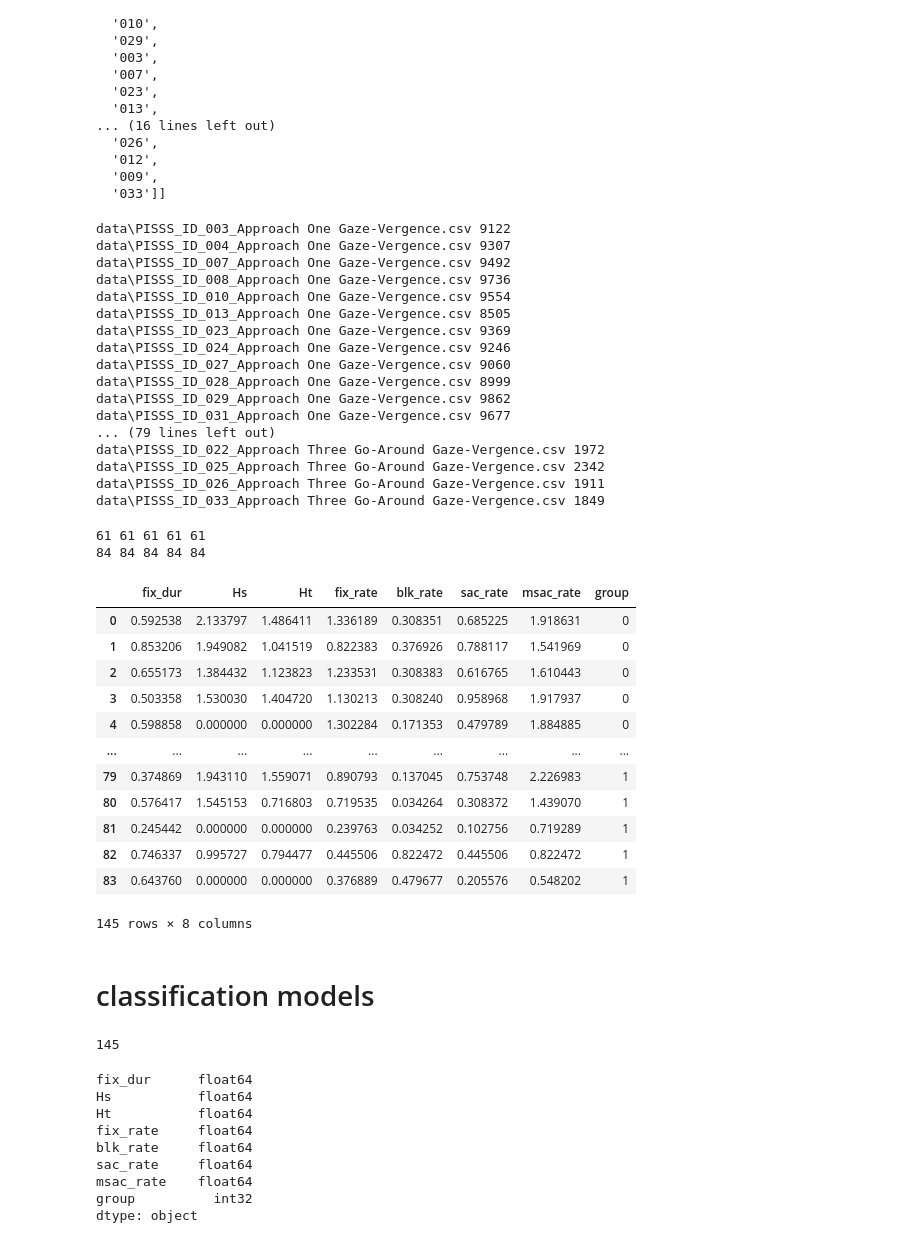
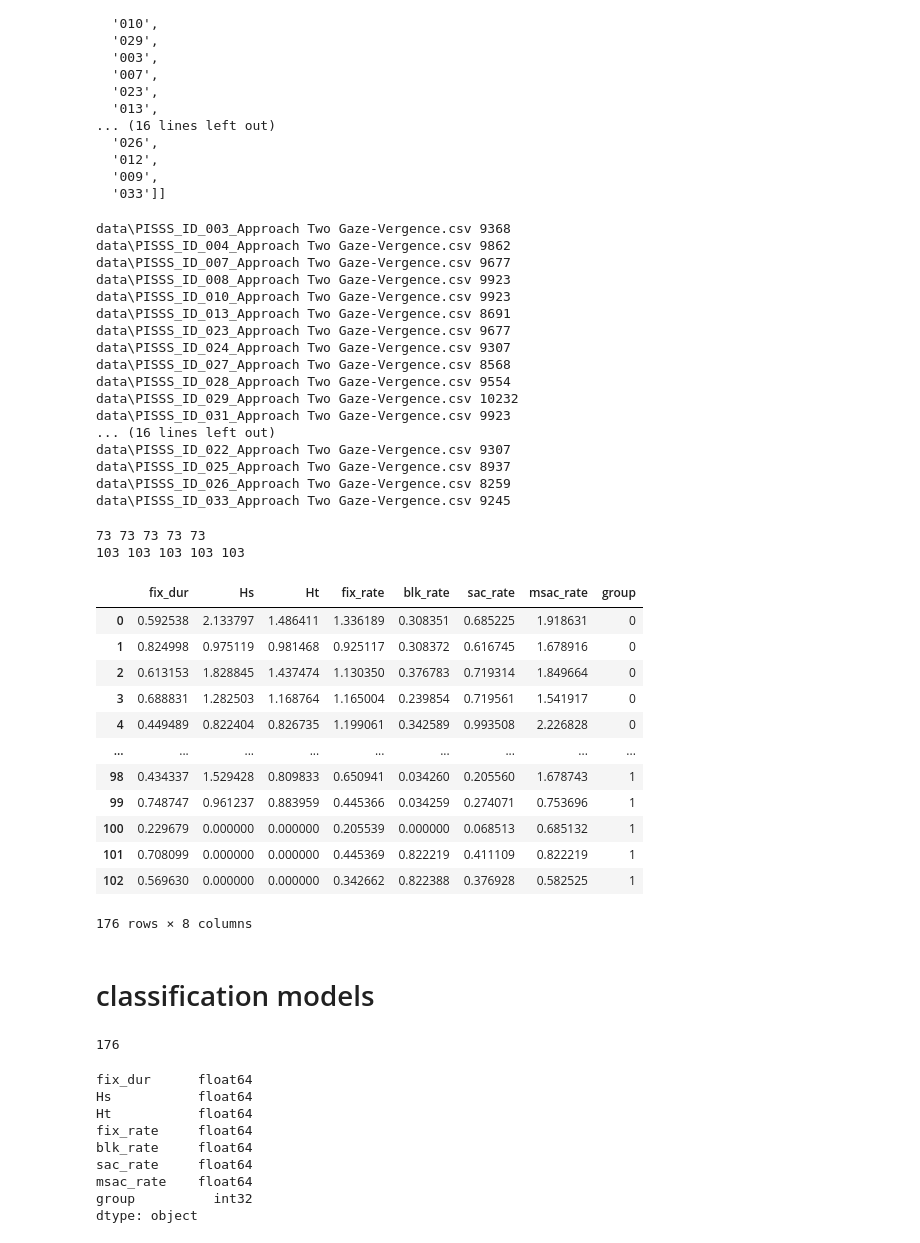
Before and after one commit to habom2310/eye-tracking-in-aviation, a Jupyter notebook: classification.ipynb, the cells around one changed output. Drawn from its saved outputs; the diff is of its cells as text; code cells hidden in the pictures.

```diff
--- a/classification.ipynb
+++ b/classification.ipynb
@@ -73,8 +73,8 @@ group
 feature_groups = []
 for g in group:
     trials = []
-    for csv_files in [csv_files_one, csv_files_two, csv_files_three]:
-#     for csv_files in [csv_files_two]:
+#     for csv_files in [csv_files_one, csv_files_two, csv_files_three]:
+    for csv_files in [csv_files_two]:
 
         ret = defaultdict(list)
         for csv in csv_files:
@@ -85,7 +85,7 @@ for g in group:
             df_data = pd.read_csv(csv)
             print(csv, len(df_data))
 
-            for v in data_utils.data_slicing(df_data,  window_length = 1800, stride = 1800, min_length=1800):
+            for v in data_utils.data_slicing(df_data,  window_length = 1800, stride = 1500, min_length=1200):
                 r = run_all(v)
                 if r != None:
                     Efix, Hs, Ht, total_time, Eblk, Esac, Emsac = r
@@ -100,67 +100,67 @@ for g in group:
         trials.append(ret)
     feature_groups.append(trials)
 # %% [output]
-data\PISSS_ID_003_Approach One Gaze-Vergence.csv 9122
-data\PISSS_ID_004_Approach One Gaze-Vergence.csv 9307
-data\PISSS_ID_007_Approach One Gaze-Vergence.csv 9492
-data\PISSS_ID_008_Approach One Gaze-Vergence.csv 9736
-data\PISSS_ID_010_Approach One Gaze-Vergence.csv 9554
-data\PISSS_ID_013_Approach One Gaze-Vergence.csv 8505
-data\PISSS_ID_023_Approach One Gaze-Vergence.csv 9369
-data\PISSS_ID_024_Approach One Gaze-Vergence.csv 9246
-data\PISSS_ID_027_Approach One Gaze-Vergence.csv 9060
-data\PISSS_ID_028_Approach One Gaze-Vergence.csv 8999
-data\PISSS_ID_029_Approach One Gaze-Vergence.csv 9862
-data\PISSS_ID_031_Approach One Gaze-Vergence.csv 9677
-... (79 lines left out)
-data\PISSS_ID_022_Approach Three Go-Around Gaze-Vergence.csv 1972
-data\PISSS_ID_025_Approach Three Go-Around Gaze-Vergence.csv 2342
-data\PISSS_ID_026_Approach Three Go-Around Gaze-Vergence.csv 1911
-data\PISSS_ID_033_Approach Three Go-Around Gaze-Vergence.csv 1849
+data\PISSS_ID_003_Approach Two Gaze-Vergence.csv 9368
+data\PISSS_ID_004_Approach Two Gaze-Vergence.csv 9862
+data\PISSS_ID_007_Approach Two Gaze-Vergence.csv 9677
+data\PISSS_ID_008_Approach Two Gaze-Vergence.csv 9923
+data\PISSS_ID_010_Approach Two Gaze-Vergence.csv 9923
+data\PISSS_ID_013_Approach Two Gaze-Vergence.csv 8691
+data\PISSS_ID_023_Approach Two Gaze-Vergence.csv 9677
+data\PISSS_ID_024_Approach Two Gaze-Vergence.csv 9307
+data\PISSS_ID_027_Approach Two Gaze-Vergence.csv 8568
+data\PISSS_ID_028_Approach Two Gaze-Vergence.csv 9554
+data\PISSS_ID_029_Approach Two Gaze-Vergence.csv 10232
+data\PISSS_ID_031_Approach Two Gaze-Vergence.csv 9923
+... (16 lines left out)
+data\PISSS_ID_022_Approach Two Gaze-Vergence.csv 9307
+data\PISSS_ID_025_Approach Two Gaze-Vergence.csv 8937
+data\PISSS_ID_026_Approach Two Gaze-Vergence.csv 8259
+data\PISSS_ID_033_Approach Two Gaze-Vergence.csv 9245
 # %%
 df_x = pd.DataFrame()
 for j, g in enumerate(feature_groups):
     fix_dur = []
-    for i, p in enumerate(g[1]['Efix']):
+    for i, p in enumerate(g[0]['Efix']):
         fix_dur = np.append(fix_dur,np.mean(np.array(p).T[2]))
 
-    Hs = g[1]['Hs']
-    Ht = g[1]['Ht']
+    Hs = g[0]['Hs']
+    Ht = g[0]['Ht']
 
-    fix_rate = np.array([len(v) for v in g[1]['Efix']])/np.array(g[1]['total_time'])
-    blk_rate = np.array([len(v) for v in g[1]['Eblk']])/np.array(g[1]['total_time'])
-    sac_rate = np.array([len(v) for v in g[1]['Esac']])/np.array(g[1]['total_time'])
-    msac_rate = np.array([len(v) for v in g[1]['Emsac']])/np.array(g[1]['total_time'])
+    fix_rate = np.array([len(v) for v in g[0]['Efix']])/np.array(g[0]['total_time'])
+    blk_rate = np.array([len(v) for v in g[0]['Eblk']])/np.array(g[0]['total_time'])
+    sac_rate = np.array([len(v) for v in g[0]['Esac']])/np.array(g[0]['total_time'])
+    msac_rate = np.array([len(v) for v in g[0]['Emsac']])/np.array(g[0]['total_time'])
 
     print(len(fix_dur), len(fix_rate), len(sac_rate), len(blk_rate), len(msac_rate))
     group = j*np.ones_like(Hs)
     df = pd.DataFrame(zip(fix_dur, Hs, Ht, fix_rate, blk_rate, sac_rate, msac_rate, group),
                         columns=["fix_dur", "Hs", "Ht", "fix_rate", "blk_rate", "sac_rate", "msac_rate", "group"]).astype({"group":"int"})
     df_x = pd.concat([df_x, df])
 
 df_x
 # %% [output]
-61 61 61 61 61
-84 84 84 84 84
+73 73 73 73 73
+103 103 103 103 103
 |  | fix_dur | Hs | Ht | fix_rate | blk_rate | sac_rate | msac_rate | group |
 | 0 | 0.592538 | 2.133797 | 1.486411 | 1.336189 | 0.308351 | 0.685225 | 1.918631 | 0 |
-| 1 | 0.853206 | 1.949082 | 1.041519 | 0.822383 | 0.376926 | 0.788117 | 1.541969 | 0 |
-| 2 | 0.655173 | 1.384432 | 1.123823 | 1.233531 | 0.308383 | 0.616765 | 1.610443 | 0 |
-| 3 | 0.503358 | 1.530030 | 1.404720 | 1.130213 | 0.308240 | 0.958968 | 1.917937 | 0 |
-| 4 | 0.598858 | 0.000000 | 0.000000 | 1.302284 | 0.171353 | 0.479789 | 1.884885 | 0 |
+| 1 | 0.824998 | 0.975119 | 0.981468 | 0.925117 | 0.308372 | 0.616745 | 1.678916 | 0 |
+| 2 | 0.613153 | 1.828845 | 1.437474 | 1.130350 | 0.376783 | 0.719314 | 1.849664 | 0 |
+| 3 | 0.688831 | 1.282503 | 1.168764 | 1.165004 | 0.239854 | 0.719561 | 1.541917 | 0 |
+| 4 | 0.449489 | 0.822404 | 0.826735 | 1.199061 | 0.342589 | 0.993508 | 2.226828 | 0 |
 | ... | ... | ... | ... | ... | ... | ... | ... | ... |
-| 79 | 0.374869 | 1.943110 | 1.559071 | 0.890793 | 0.137045 | 0.753748 | 2.226983 | 1 |
-| 80 | 0.576417 | 1.545153 | 0.716803 | 0.719535 | 0.034264 | 0.308372 | 1.439070 | 1 |
-| 81 | 0.245442 | 0.000000 | 0.000000 | 0.239763 | 0.034252 | 0.102756 | 0.719289 | 1 |
-| 82 | 0.746337 | 0.995727 | 0.794477 | 0.445506 | 0.822472 | 0.445506 | 0.822472 | 1 |
-| 83 | 0.643760 | 0.000000 | 0.000000 | 0.376889 | 0.479677 | 0.205576 | 0.548202 | 1 |
+| 98 | 0.434337 | 1.529428 | 0.809833 | 0.650941 | 0.034260 | 0.205560 | 1.678743 | 1 |
+| 99 | 0.748747 | 0.961237 | 0.883959 | 0.445366 | 0.034259 | 0.274071 | 0.753696 | 1 |
+| 100 | 0.229679 | 0.000000 | 0.000000 | 0.205539 | 0.000000 | 0.068513 | 0.685132 | 1 |
+| 101 | 0.708099 | 0.000000 | 0.000000 | 0.445369 | 0.822219 | 0.411109 | 0.822219 | 1 |
+| 102 | 0.569630 | 0.000000 | 0.000000 | 0.342662 | 0.822388 | 0.376928 | 0.582525 | 1 |
-145 rows × 8 columns
+176 rows × 8 columns
 # %% [markdown]
 # classification models
 # %%
 len(df_x)
 # %% [output]
-145
+176
 # %%
 df_x.dtypes
 # %% [output]
```
Also changed, not shown: parts of 11 cells of this notebook, 4 other files.
